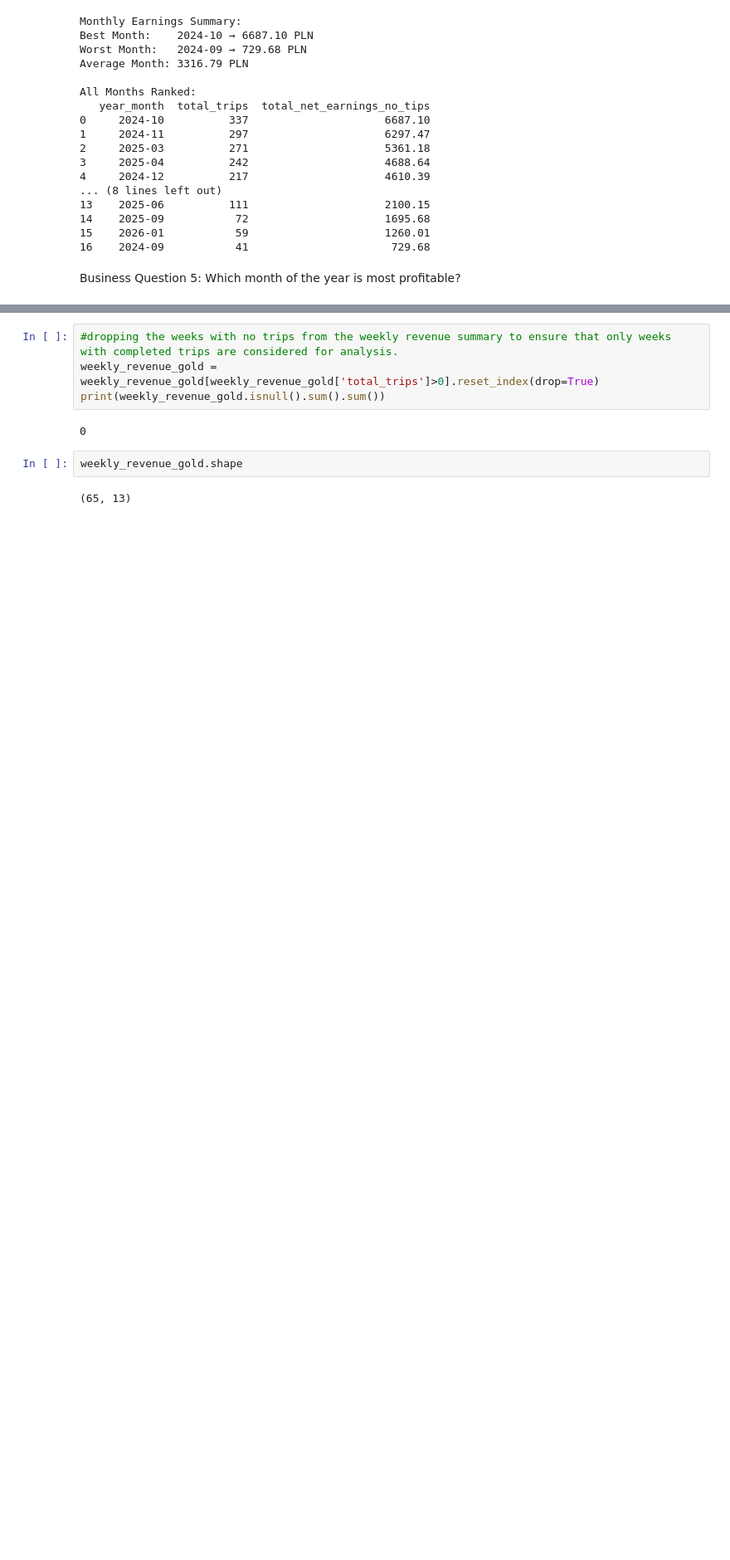
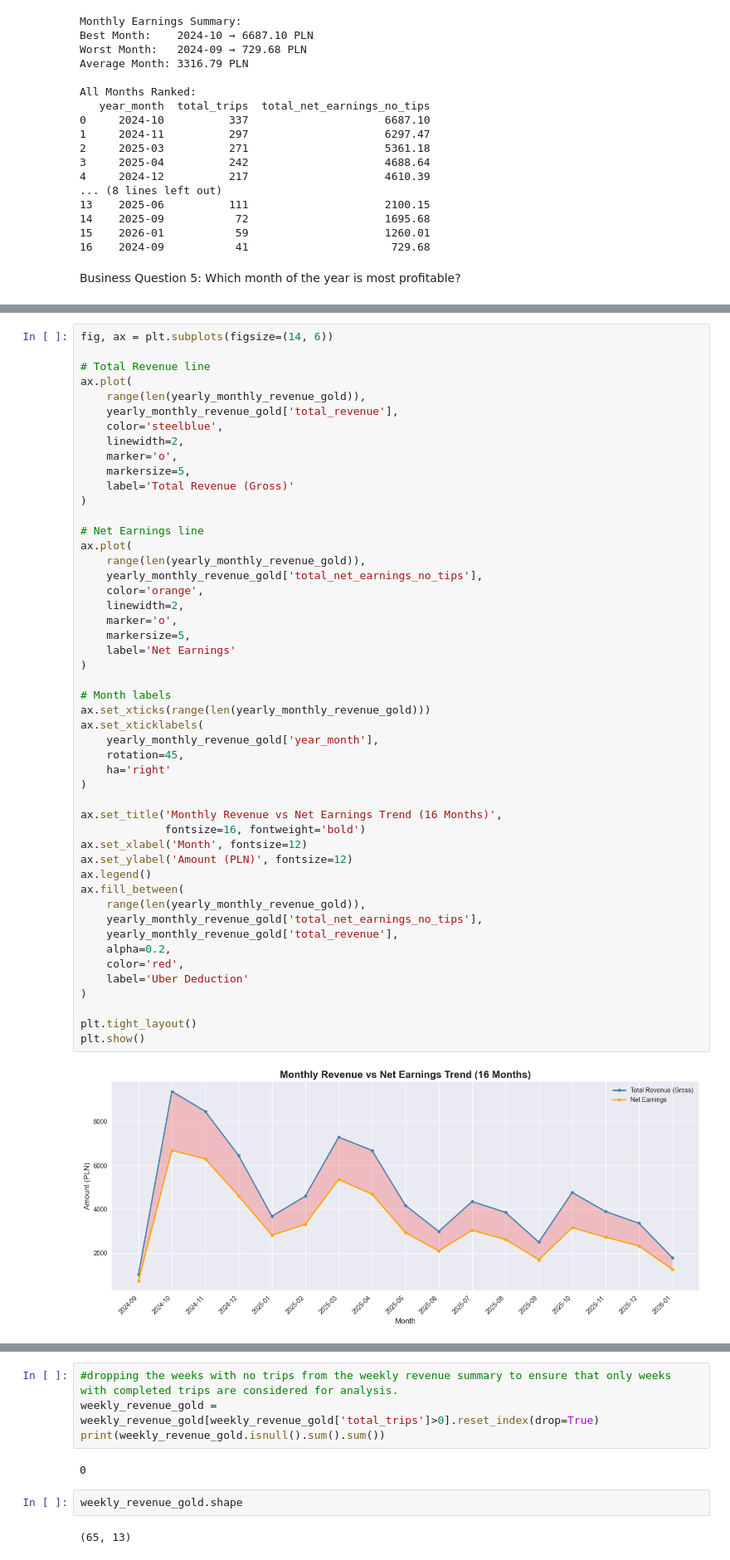
Before and after one commit to lamoski/RideMetrics, a Jupyter notebook: working_file.ipynb, the cells around one changed output, grey strips where cells are left out. Shown at 83% size. Cells and saved outputs as stored; diff of their text form; blank space fills up the shorter version.

```diff
--- a/working_file.ipynb
+++ b/working_file.ipynb
@@ -782,0 +923,51 @@ Months Ranked by Total Earnings:
+# %%
+fig, ax = plt.subplots(figsize=(14, 6))
+
+# Total Revenue line
+ax.plot(
+    range(len(yearly_monthly_revenue_gold)),
+    yearly_monthly_revenue_gold['total_revenue'],
+    color='steelblue',
+    linewidth=2,
+    marker='o',
+    markersize=5,
+    label='Total Revenue (Gross)'
+)
+
+# Net Earnings line
+ax.plot(
+    range(len(yearly_monthly_revenue_gold)),
+    yearly_monthly_revenue_gold['total_net_earnings_no_tips'],
+    color='orange',
+    linewidth=2,
+    marker='o',
+    markersize=5,
+    label='Net Earnings'
+)
+
+# Month labels
+ax.set_xticks(range(len(yearly_monthly_revenue_gold)))
+ax.set_xticklabels(
+    yearly_monthly_revenue_gold['year_month'],
+    rotation=45,
+    ha='right'
+)
+
+ax.set_title('Monthly Revenue vs Net Earnings Trend (16 Months)',
+             fontsize=16, fontweight='bold')
+ax.set_xlabel('Month', fontsize=12)
+ax.set_ylabel('Amount (PLN)', fontsize=12)
+ax.legend()
+ax.fill_between(
+    range(len(yearly_monthly_revenue_gold)),
+    yearly_monthly_revenue_gold['total_net_earnings_no_tips'],
+    yearly_monthly_revenue_gold['total_revenue'],
+    alpha=0.2,
+    color='red',
+    label='Uber Deduction'
+)
+
+plt.tight_layout()
+plt.show()
+# %% [output]
+[figure, added]
```
Also changed, not shown: parts of 22 cells of this notebook.
